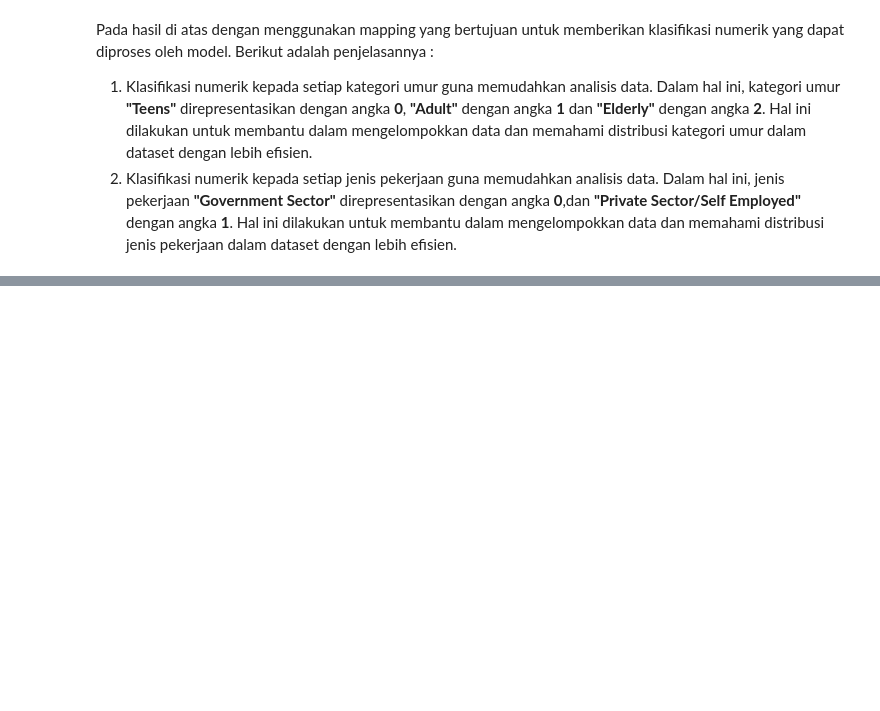
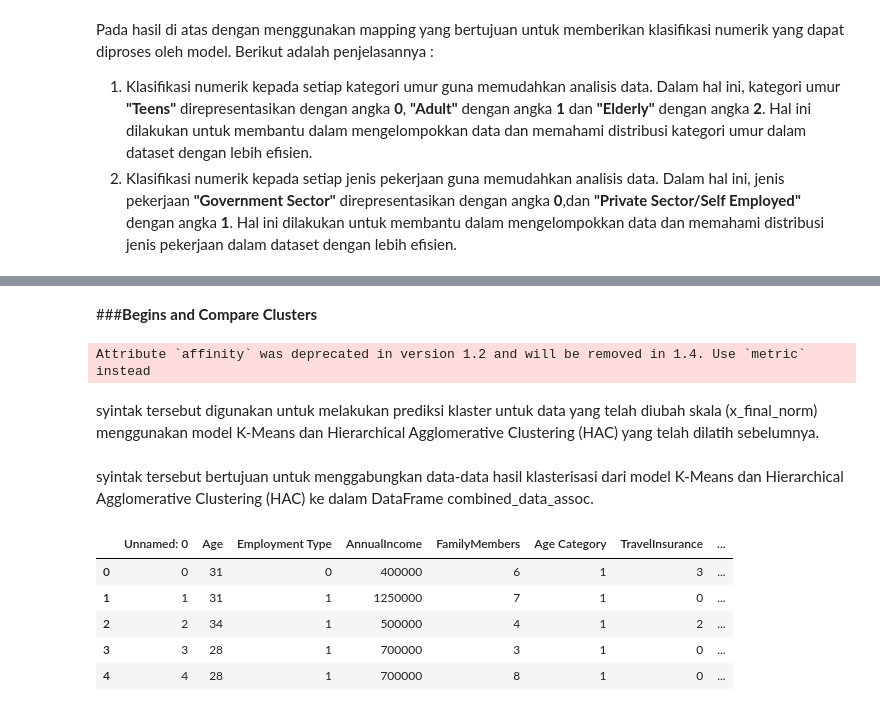
Before and after one commit to aliefAdityaa/Muhammad-Alief-Aditya-2, a Jupyter notebook: Praktikum_DATA_MINING.ipynb, the cells around one changed output, grey strips where cells are left out. Drawn from its saved outputs; the diff is of its cells as text; code cells hidden in the pictures; blank space fills up the shorter version.

```diff
--- a/Praktikum_DATA_MINING.ipynb
+++ b/Praktikum_DATA_MINING.ipynb
@@ -532,0 +801,3 @@ df.to_csv('Data Cleaned.csv',index=False)
+# %%
+kmeans = KMeans(n_clusters=4, random_state=42)
+kmeans.fit(x_final_norm)
@@ -532,0 +811,2 @@ df.to_csv('Data Cleaned.csv',index=False)
+# %%
+hc = AgglomerativeClustering(n_clusters=4, affinity='euclidean', linkage='ward')
@@ -532,0 +816,28 @@ df.to_csv('Data Cleaned.csv',index=False)
+# %% [markdown]
+###**Begins and Compare Clusters**
+# %%
+kmeans_clust = kmeans.predict(x_final_norm)
+hierarchy_clust = hc.fit_predict(x_final_norm)
+# %% [output]
+Attribute `affinity` was deprecated in version 1.2 and will be removed in 1.4. Use `metric` instead
+# %% [markdown]
+syintak tersebut digunakan untuk melakukan prediksi klaster untuk data yang telah diubah skala (x_final_norm) menggunakan model K-Means dan Hierarchical Agglomerative Clustering (HAC) yang telah dilatih sebelumnya.
+# %%
+x_final = pd.DataFrame(x_final).reset_index(drop=True)
+
+kmeans_col = pd.DataFrame(kmeans_clust, columns=["TravelInsurance"])
+hierarchy_col = pd.DataFrame(hierarchy_clust, columns=["TravelInsurance"])
+
+combined_data_assoc = pd.concat([x_final, kmeans_col, hierarchy_col], axis=1)
+# %% [markdown]
+
+syintak tersebut bertujuan untuk menggabungkan data-data hasil klasterisasi dari model K-Means dan Hierarchical Agglomerative Clustering (HAC) ke dalam DataFrame combined_data_assoc.
+# %%
+combined_data_assoc.head()
+# %% [output]
+|  | Unnamed: 0 | Age | Employment Type | AnnualIncome | FamilyMembers | Age Category | TravelInsurance | ... |
+| 0 | 0 | 31 | 0 | 400000 | 6 | 1 | 3 | ... |
+| 1 | 1 | 31 | 1 | 1250000 | 7 | 1 | 0 | ... |
+| 2 | 2 | 34 | 1 | 500000 | 4 | 1 | 2 | ... |
+| 3 | 3 | 28 | 1 | 700000 | 3 | 1 | 0 | ... |
+| 4 | 4 | 28 | 1 | 700000 | 8 | 1 | 0 | ... |
```
Also changed, not shown: parts of 56 cells of this notebook.
